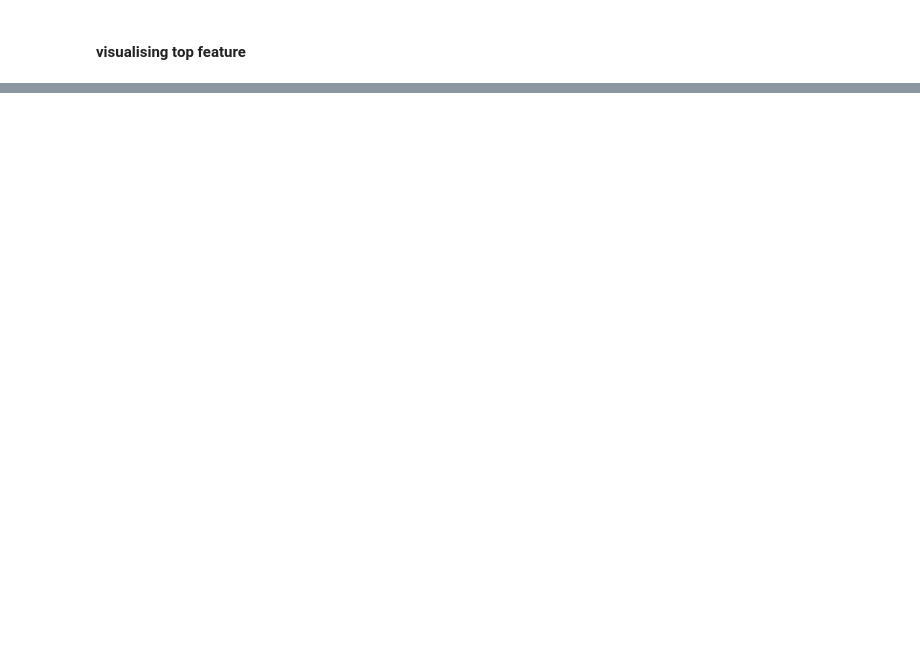
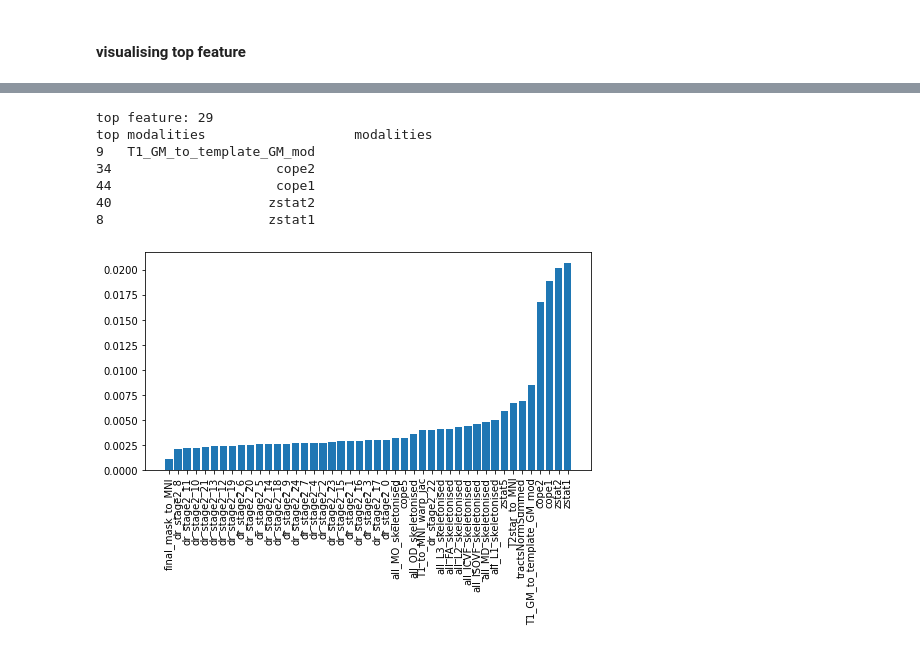
Before and after one commit to syzhang/bfl_extract, a Jupyter notebook: dev_painquestion.ipynb, the cells around one changed output, grey strips where cells are left out. Saved outputs shown, nothing was run; the diff lists cells and outputs as text; code cells hidden in the pictures; blank space fills up the shorter version.

```diff
--- a/dev_painquestion.ipynb
+++ b/dev_painquestion.ipynb
@@ -240,0 +244,11 @@ modality 28
+# %%
+top_feat, mod_ls = top_mods(data_dir, top_feat=29, mod_num=5)
+# %% [output]
+top feature: 29
+top modalities                   modalities
+9   T1_GM_to_template_GM_mod
+34                     cope2
+44                     cope1
+40                    zstat2
+8                     zstat1
+[figure, added]
```
Also changed, not shown: parts of 16 cells of this notebook, 23 other files.
